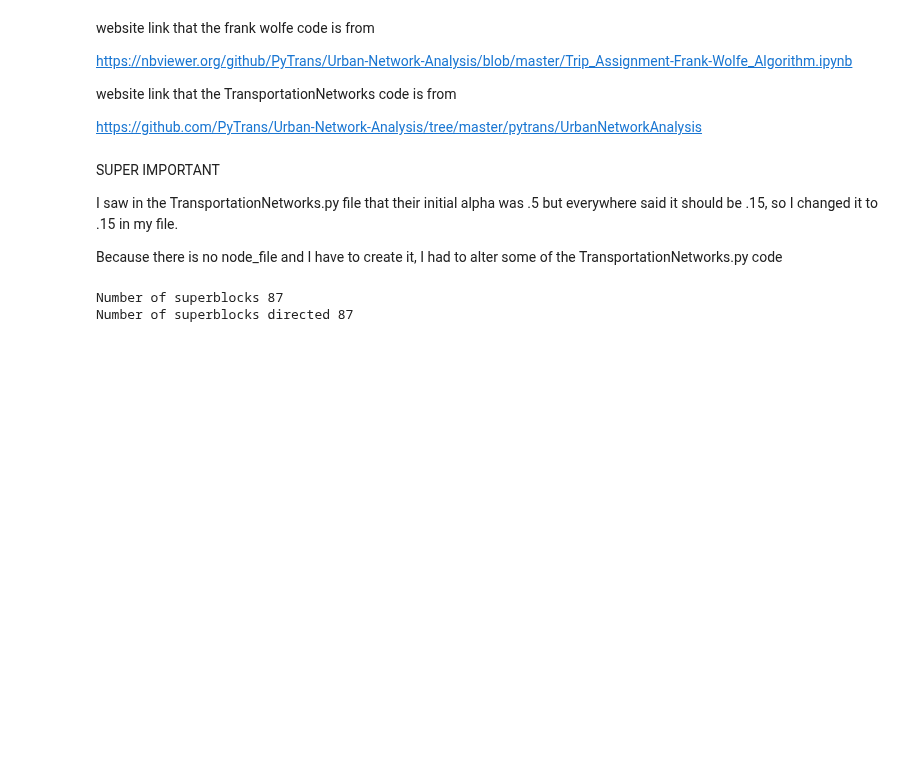
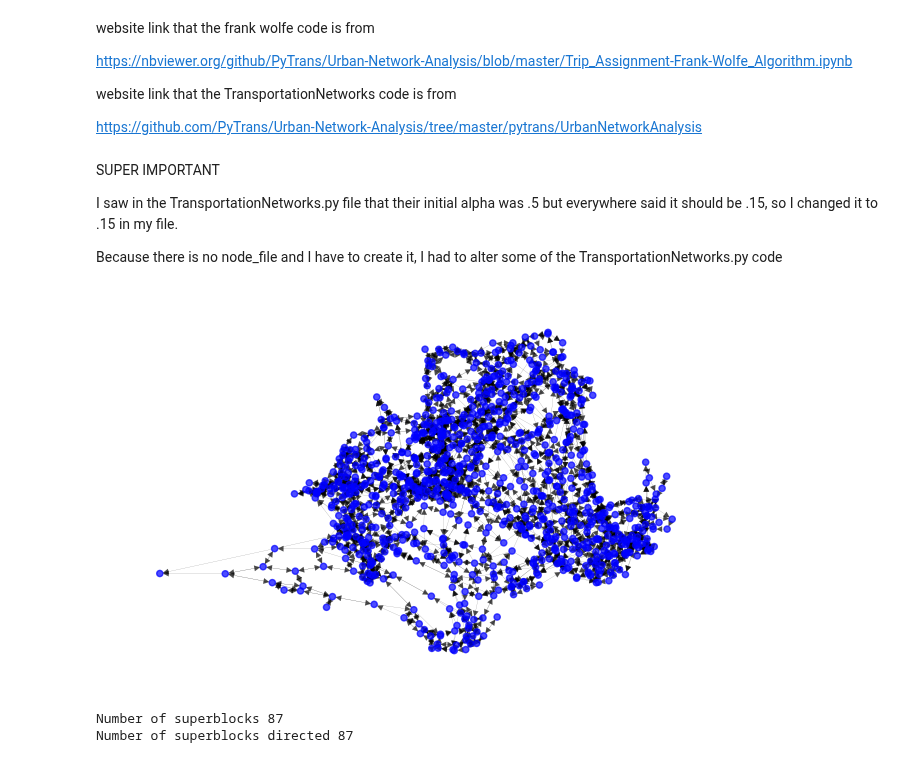
Before and after one commit to claricemottet/Barcelona_Superblock_Placement_Optimization, a Jupyter notebook: networks_bcn_pictures.ipynb, the cells around one changed output. Saved outputs shown, nothing was run; the diff lists cells and outputs as text; code cells hidden in the pictures; blank space fills up the shorter version.

```diff
--- a/networks_bcn_pictures.ipynb
+++ b/networks_bcn_pictures.ipynb
@@ -572,6 +609,12 @@ od_vols, origins, od_dic = open_trip_file_CM(trip_file)
 links = open_link_file_CM(link_file, False)
 graph = build_datastructure_CM(links)
 #to be able to access stuff in graph
+# %%
+graph_w_superblock(graph, [], [], 40, 'barcelona_base')
+#bad 43,
+#okay 45,
+# %% [output]
+[figure, added]
 # %%
 #Identify all eligible superblocks in the barcelona network
 
```
Also changed, not shown: parts of 6 cells of this notebook, 4 other files.
